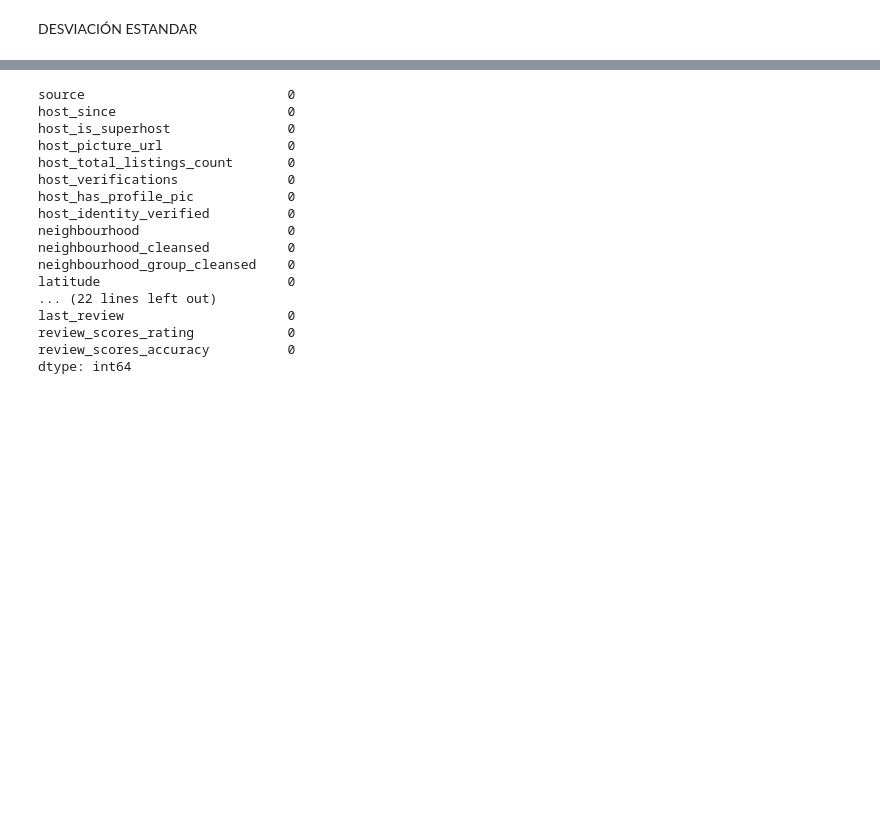
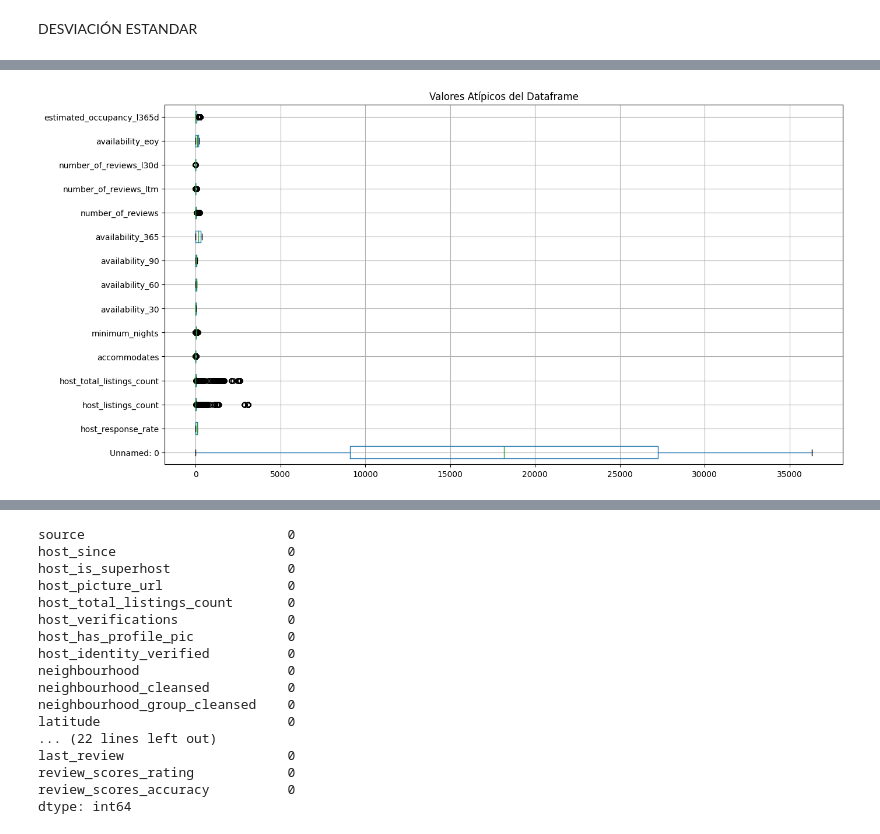
Before and after one commit to pilivaq/valores-atipicos, a Jupyter notebook: Act_4.2.ipynb, the cells around one changed output, grey strips where cells are left out. Saved outputs shown, nothing was run; the diff lists cells and outputs as text; code cells hidden in the pictures; blank space fills up the shorter version.

```diff
--- a/Act_4.2.ipynb
+++ b/Act_4.2.ipynb
@@ -208 +281,10 @@ review_scores_accuracy              0
 dtype: int64
+# %%
+##comprobacion dif
+
+fig = plt.figure(figsize =(15, 8))
+df_clean.boxplot(vert=False)
+plt.title("Valores Atípicos del Dataframe")
+plt.show() #dibujamos el diagrama
+# %% [output]
+[figure, added]
```
Also changed, not shown: parts of 19 cells of this notebook, 2 other files.
